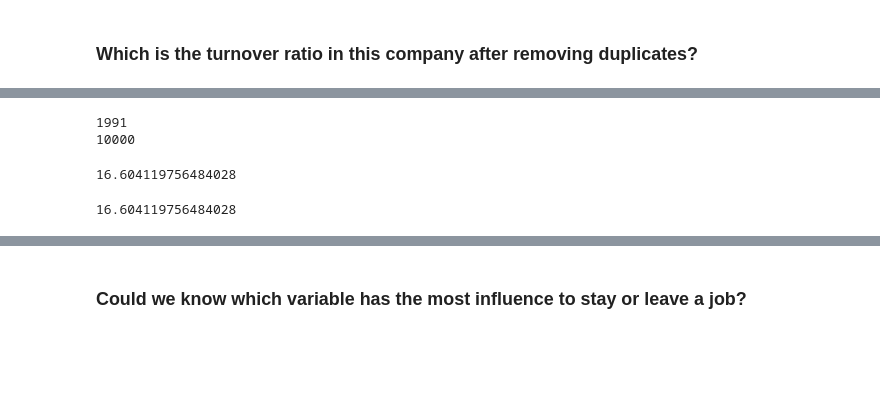
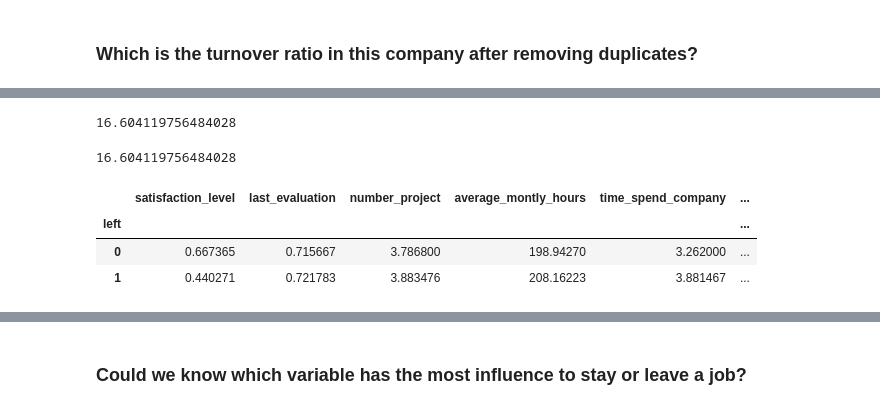
Before and after one commit to MariaGamero/TFM-ReasonsforEmployeeTurnover, a Jupyter notebook: Employee_retention.ipynb, the cells around one changed output, grey strips where cells are left out. Saved outputs shown, nothing was run; the diff lists cells and outputs as text; code cells hidden in the pictures; blank space fills up the shorter version.

```diff
--- a/Employee_retention.ipynb
+++ b/Employee_retention.ipynb
@@ -118,17 +141,8 @@ hr_no_dupl.describe()
 # %%
-people_who_leave=hr_no_dupl[hr_no_dupl.left == 1]
-people_who_stay=hr_no_dupl[hr_no_dupl.left == 0]
+#turnover ratio:
+len(hr_no_dupl[hr_no_dupl['left']==1])/len(hr_no_dupl)*100
+# %% [output]
+16.604119756484028
-# %%
-print(len(people_who_leave)) #number of people who left
-print(len(people_who_stay))  #number of people who stay
-# %% [output]
-1991
-10000
-# %%
-#turnover ratio:
-(len(people_who_leave))/len(hr_no_dupl)*100
-# %% [output]
-16.604119756484028
 # %%
 #or
 hr_no_dupl['left'].mean()*100
@@ -136,0 +155,7 @@ hr_no_dupl['left'].mean()*100
+# %%
+hr_no_dupl.groupby('left').mean()
+# %% [output]
+|  | satisfaction_level | last_evaluation | number_project | average_montly_hours | time_spend_company | ... |
+| left |  |  |  |  |  | ... |
+| 0 | 0.667365 | 0.715667 | 3.786800 | 198.94270 | 3.262000 | ... |
+| 1 | 0.440271 | 0.721783 | 3.883476 | 208.16223 | 3.881467 | ... |
```
Also changed, not shown: parts of 9 cells of this notebook.
